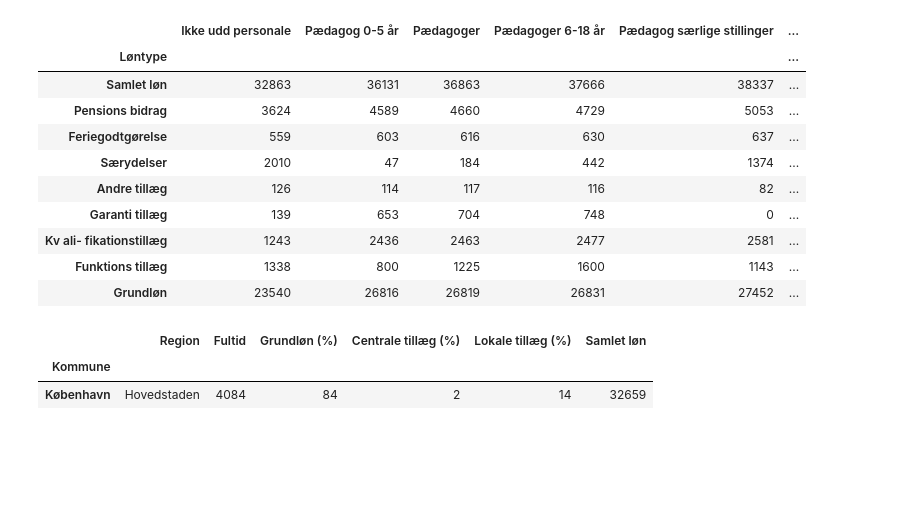
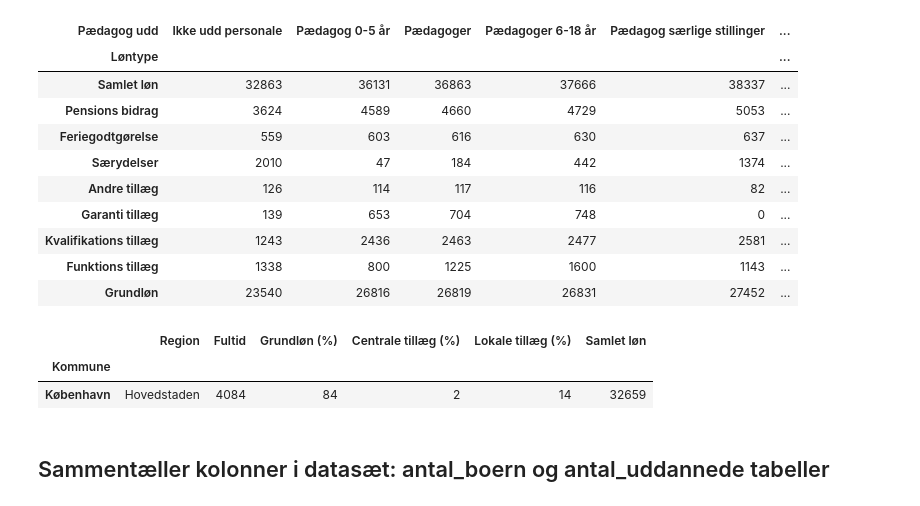
Before and after one commit to MariaSilke/DO21Eksamen, a Jupyter notebook: Eksamen - normeringer.ipynb, the cells around one changed output. Saved outputs shown, nothing was run; the diff lists cells and outputs as text; code cells hidden in the pictures; blank space fills up the shorter version.

```diff
--- a/Eksamen - normeringer.ipynb
+++ b/Eksamen - normeringer.ipynb
@@ -75,16 +92,18 @@ befolkningsfremskrivning
 # %%
 # importere yderligere data
 
 loen1 = pd.read_excel ('Løn for forskellige typer pædagoger.xlsx', sep = ',')
 loen1
 
 # Vi ændrer dataframe så kolonnen med løntyper er index.
 loen = loen1.set_index('Unnamed: 0')
 
 loen.index.names = ['Løntype']
+loen.columns.names = ['Pædagog udd']
+
 loen
 # %% [output]
-|  | Ikke udd personale | Pædagog 0-5 år | Pædagoger | Pædagoger 6-18 år | Pædagog særlige stillinger | ... |
+| Pædagog udd | Ikke udd personale | Pædagog 0-5 år | Pædagoger | Pædagoger 6-18 år | Pædagog særlige stillinger | ... |
 | Løntype |  |  |  |  |  | ... |
 | Samlet løn | 32863 | 36131 | 36863 | 37666 | 38337 | ... |
 | Pensions bidrag | 3624 | 4589 | 4660 | 4729 | 5053 | ... |
@@ -92,7 +111,7 @@ loen
 | Særydelser | 2010 | 47 | 184 | 442 | 1374 | ... |
 | Andre tillæg | 126 | 114 | 117 | 116 | 82 | ... |
 | Garanti tillæg | 139 | 653 | 704 | 748 | 0 | ... |
-| Kv ali- fikationstillæg | 1243 | 2436 | 2463 | 2477 | 2581 | ... |
+| Kvalifikations tillæg | 1243 | 2436 | 2463 | 2477 | 2581 | ... |
 | Funktions tillæg | 1338 | 800 | 1225 | 1600 | 1143 | ... |
 | Grundløn | 23540 | 26816 | 26819 | 26831 | 27452 | ... |
 # %%
@@ -108,3 +127,6 @@ loen_kbh
 |  | Region | Fultid | Grundløn (%) | Centrale tillæg (%) | Lokale tillæg (%) | Samlet løn |
 | Kommune |  |  |  |  |  |  |
 | København | Hovedstaden | 4084 | 84 | 2 | 14 | 32659 |
+# %% [markdown]
+
+## Sammentæller kolonner i datasæt: antal_boern og antal_uddannede tabeller
```
Also changed, not shown: parts of 13 cells of this notebook.
